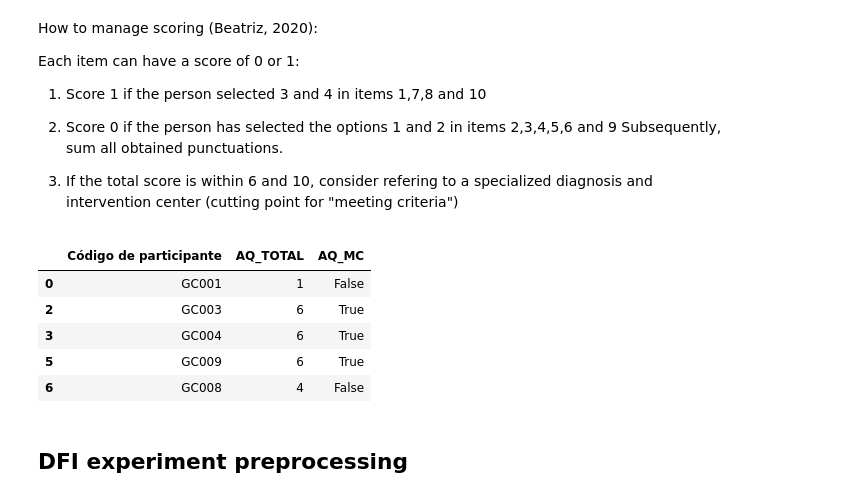
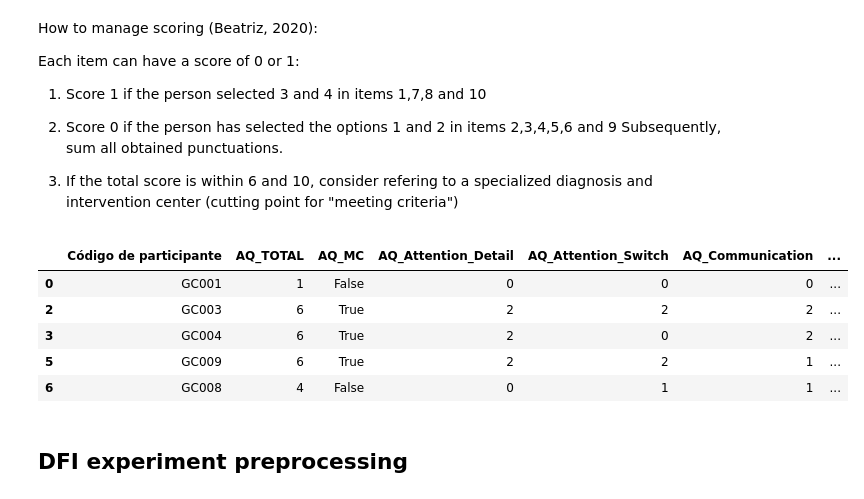
Before and after one commit to camila-maura/GIFTED-DFI, a Jupyter notebook: data_preprocessing.ipynb, the cells around one changed output. Saved outputs shown, nothing was run; the diff lists cells and outputs as text; code cells hidden in the pictures.

```diff
--- a/data_preprocessing.ipynb
+++ b/data_preprocessing.ipynb
@@ -440,19 +435,62 @@ data_demographic_autism["AQ_TOTAL"] = data_demographic_autism.iloc[:, :-1].sum(
+# %%
+# Calculate Total score
+data_demographic_autism["AQ_TOTAL"] = data_demographic_autism.iloc[:, :-1].sum(
+    axis=1, numeric_only=True
+)
+
+# Calculate Sub-scales scores
+data_demographic_autism["AQ_Attention_Detail"] = (
+    data_demographic_autism["AQ_1"] + data_demographic_autism["AQ_1"]
+)
+data_demographic_autism["AQ_Attention_Switch"] = (
+    data_demographic_autism["AQ_3"] + data_demographic_autism["AQ_4"]
+)
+data_demographic_autism["AQ_Communication"] = (
+    data_demographic_autism["AQ_5"] + data_demographic_autism["AQ_6"]
+)
+data_demographic_autism["AQ_Imagination"] = (
+    data_demographic_autism["AQ_7"] + data_demographic_autism["AQ_8"]
+)
+data_demographic_autism["AQ_Social"] = (
+    data_demographic_autism["AQ_9"] + data_demographic_autism["AQ_10"]
+)
 # %%
 # Step 3)
 data_demographic_autism["AQ_MC"] = np.where(
     data_demographic_autism["AQ_TOTAL"].ge(6), True, False
 )  # Autism Questionnaire Meets Criteria -> 0: False, 1: True
 
 
-df_aq = data_demographic_autism[["Código de participante", "AQ_TOTAL", "AQ_MC"]]
+df_aq = data_demographic_autism[
+    [
+        "Código de participante",
+        "AQ_TOTAL",
+        "AQ_MC",
+        "AQ_Attention_Detail",
+        "AQ_Attention_Switch",
+        "AQ_Communication",
+        "AQ_Imagination",
+        "AQ_Social",
+        "AQ_1",
+        "AQ_2",
+        "AQ_3",
+        "AQ_4",
+        "AQ_5",
+        "AQ_6",
+        "AQ_7",
+        "AQ_8",
+        "AQ_9",
+        "AQ_10",
+    ]
+]
 df_aq.head()
 # %% [output]
-|  | Código de participante | AQ_TOTAL | AQ_MC |
-| 0 | GC001 | 1 | False |
-| 2 | GC003 | 6 | True |
-| 3 | GC004 | 6 | True |
-| 5 | GC009 | 6 | True |
-| 6 | GC008 | 4 | False |
+|  | Código de participante | AQ_TOTAL | AQ_MC | AQ_Attention_Detail | AQ_Attention_Switch | AQ_Communication | ... |
+| 0 | GC001 | 1 | False | 0 | 0 | 0 | ... |
+| 2 | GC003 | 6 | True | 2 | 2 | 2 | ... |
+| 3 | GC004 | 6 | True | 2 | 0 | 2 | ... |
+| 5 | GC009 | 6 | True | 2 | 2 | 1 | ... |
+| 6 | GC008 | 4 | False | 0 | 1 | 1 | ... |
 # %% [markdown]
 ## DFI experiment preprocessing
 # %% [markdown]
```
Also changed, not shown: parts of 11 cells of this notebook, 7 other files.
